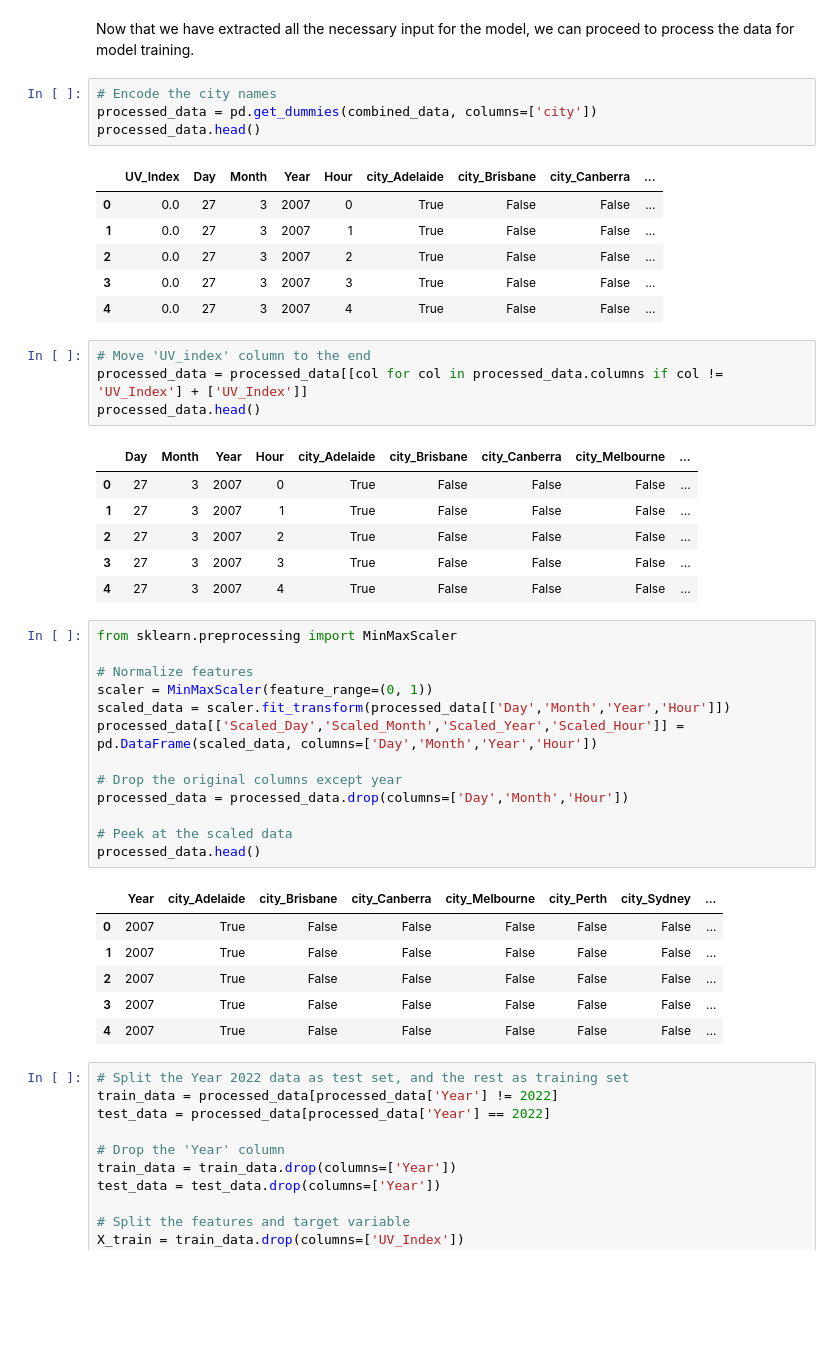
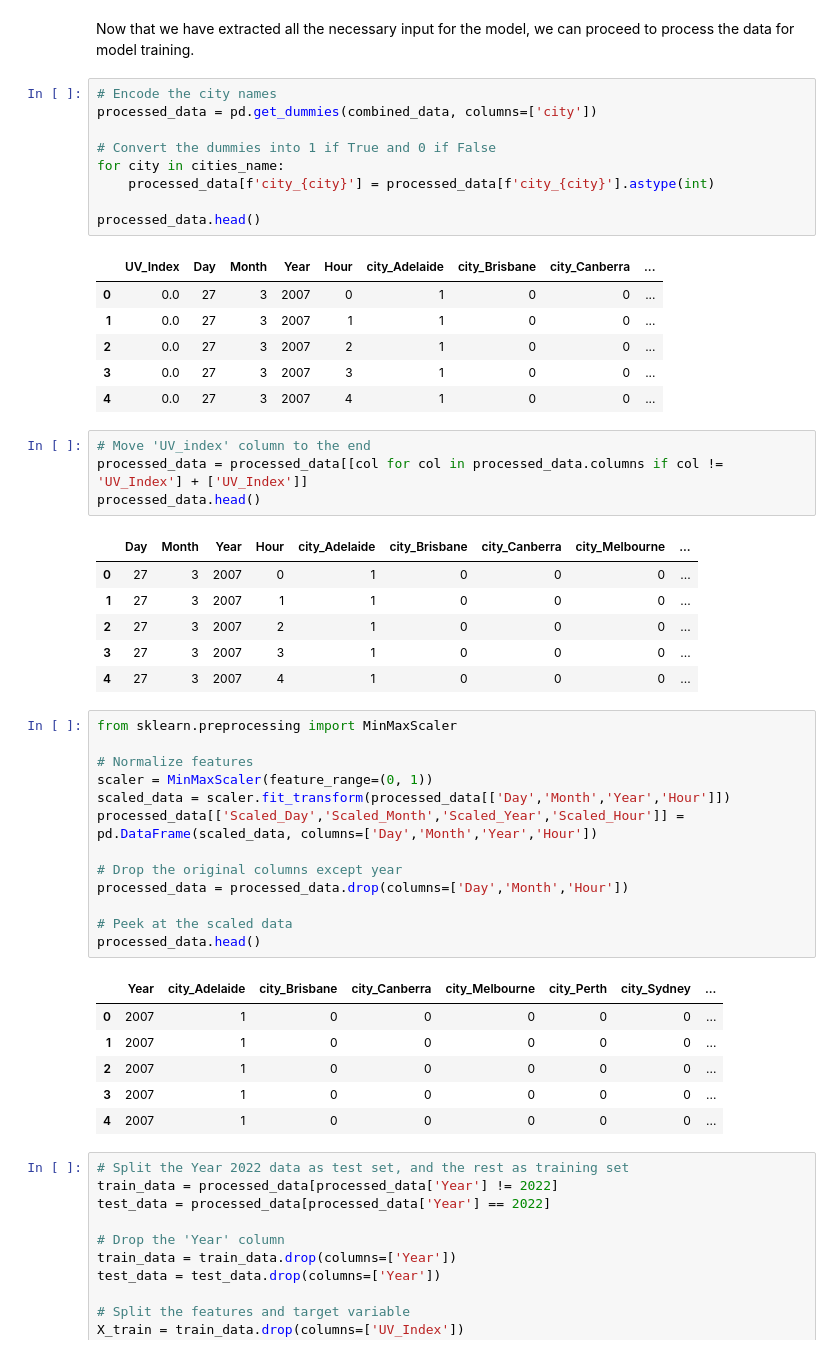
Before and after one commit to skad0009/Team-38-Onboarding-project, a Jupyter notebook: flaskProject/database/1.1/uv-wrangling.ipynb, the cells around one changed output. Drawn from its saved outputs; the diff is of its cells as text; blank space fills up the shorter version.

```diff
--- a/flaskProject/database/1.1/uv-wrangling.ipynb
+++ b/flaskProject/database/1.1/uv-wrangling.ipynb
@@ -136,25 +136,30 @@ Now that we have extracted all the necessary input for the model, we can proceed
 # %%
 # Encode the city names
 processed_data = pd.get_dummies(combined_data, columns=['city'])
+
+# Convert the dummies into 1 if True and 0 if False
+for city in cities_name:
+    processed_data[f'city_{city}'] = processed_data[f'city_{city}'].astype(int)
+
 processed_data.head()
 # %% [output]
 |  | UV_Index | Day | Month | Year | Hour | city_Adelaide | city_Brisbane | city_Canberra | ... |
-| 0 | 0.0 | 27 | 3 | 2007 | 0 | True | False | False | ... |
-| 1 | 0.0 | 27 | 3 | 2007 | 1 | True | False | False | ... |
-| 2 | 0.0 | 27 | 3 | 2007 | 2 | True | False | False | ... |
-| 3 | 0.0 | 27 | 3 | 2007 | 3 | True | False | False | ... |
-| 4 | 0.0 | 27 | 3 | 2007 | 4 | True | False | False | ... |
+| 0 | 0.0 | 27 | 3 | 2007 | 0 | 1 | 0 | 0 | ... |
+| 1 | 0.0 | 27 | 3 | 2007 | 1 | 1 | 0 | 0 | ... |
+| 2 | 0.0 | 27 | 3 | 2007 | 2 | 1 | 0 | 0 | ... |
+| 3 | 0.0 | 27 | 3 | 2007 | 3 | 1 | 0 | 0 | ... |
+| 4 | 0.0 | 27 | 3 | 2007 | 4 | 1 | 0 | 0 | ... |
 # %%
 # Move 'UV_index' column to the end
 processed_data = processed_data[[col for col in processed_data.columns if col != 'UV_Index'] + ['UV_Index']]
 processed_data.head()
 # %% [output]
 |  | Day | Month | Year | Hour | city_Adelaide | city_Brisbane | city_Canberra | city_Melbourne | ... |
-| 0 | 27 | 3 | 2007 | 0 | True | False | False | False | ... |
-| 1 | 27 | 3 | 2007 | 1 | True | False | False | False | ... |
-| 2 | 27 | 3 | 2007 | 2 | True | False | False | False | ... |
-| 3 | 27 | 3 | 2007 | 3 | True | False | False | False | ... |
-| 4 | 27 | 3 | 2007 | 4 | True | False | False | False | ... |
+| 0 | 27 | 3 | 2007 | 0 | 1 | 0 | 0 | 0 | ... |
+| 1 | 27 | 3 | 2007 | 1 | 1 | 0 | 0 | 0 | ... |
+| 2 | 27 | 3 | 2007 | 2 | 1 | 0 | 0 | 0 | ... |
+| 3 | 27 | 3 | 2007 | 3 | 1 | 0 | 0 | 0 | ... |
+| 4 | 27 | 3 | 2007 | 4 | 1 | 0 | 0 | 0 | ... |
 # %%
 from sklearn.preprocessing import MinMaxScaler
 
@@ -170,11 +175,11 @@ processed_data = processed_data.drop(columns=['Day','Month','Hour'])
 processed_data.head()
 # %% [output]
 |  | Year | city_Adelaide | city_Brisbane | city_Canberra | city_Melbourne | city_Perth | city_Sydney | ... |
-| 0 | 2007 | True | False | False | False | False | False | ... |
-| 1 | 2007 | True | False | False | False | False | False | ... |
-| 2 | 2007 | True | False | False | False | False | False | ... |
-| 3 | 2007 | True | False | False | False | False | False | ... |
-| 4 | 2007 | True | False | False | False | False | False | ... |
+| 0 | 2007 | 1 | 0 | 0 | 0 | 0 | 0 | ... |
+| 1 | 2007 | 1 | 0 | 0 | 0 | 0 | 0 | ... |
+| 2 | 2007 | 1 | 0 | 0 | 0 | 0 | 0 | ... |
+| 3 | 2007 | 1 | 0 | 0 | 0 | 0 | 0 | ... |
+| 4 | 2007 | 1 | 0 | 0 | 0 | 0 | 0 | ... |
 # %%
 # Split the Year 2022 data as test set, and the rest as training set
 train_data = processed_data[processed_data['Year'] != 2022]
```
Also changed, not shown: parts of 4 cells of this notebook.
